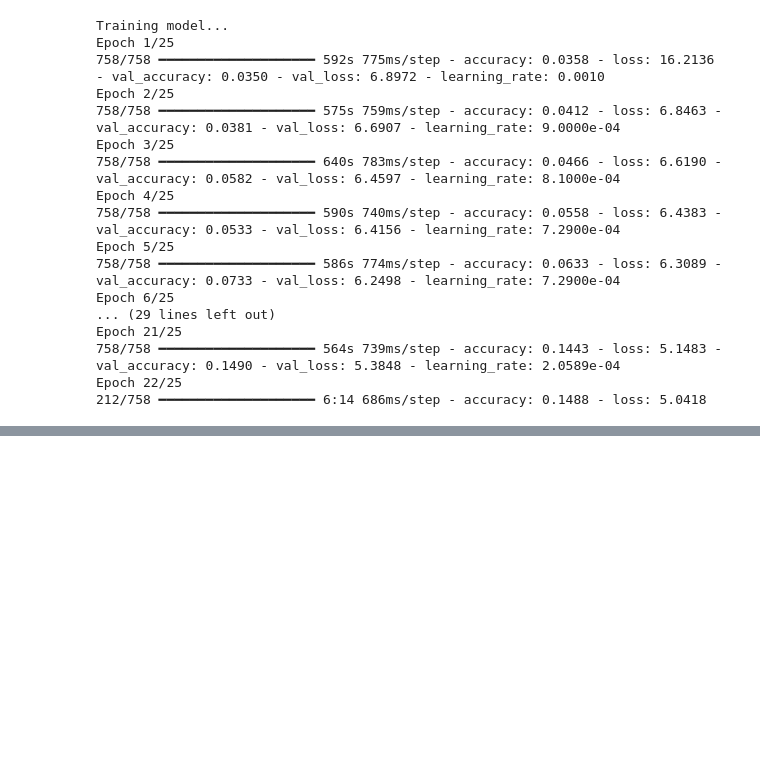
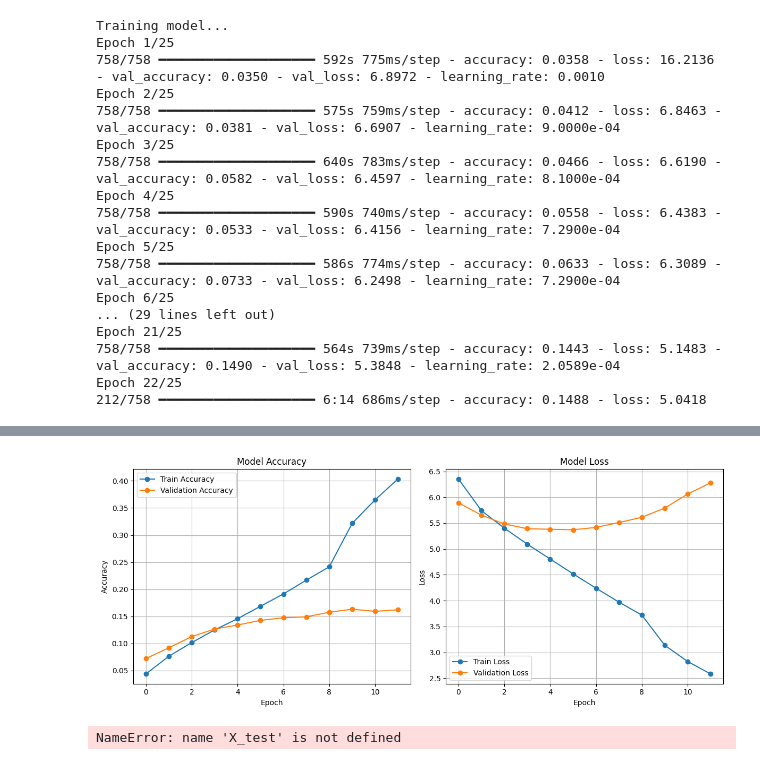
Before and after one commit to shitijseth/ChessBotTraining, a Jupyter notebook: chess_NN.ipynb, the cells around one changed output, grey strips where cells are left out. Drawn from its saved outputs; the diff is of its cells as text; code cells hidden in the pictures; blank space fills up the shorter version.

Commit message:
Added performance visualizations

```diff
--- a/chess_NN.ipynb
+++ b/chess_NN.ipynb
@@ -427,0 +433,45 @@ Final validation accuracy: 18.53%
+# %%
+import matplotlib.pyplot as plt
+
+# Plot training & validation accuracy values
+plt.figure(figsize=(12, 5))
+
+plt.subplot(1, 2, 1)
+plt.plot(history.history['accuracy'], marker='o', label='Train Accuracy')
+plt.plot(history.history['val_accuracy'], marker='o', label='Validation Accuracy')
+plt.title('Model Accuracy')
+plt.xlabel('Epoch')
+plt.ylabel('Accuracy')
+plt.legend()
+plt.grid(True)
+
+# Plot training & validation loss values
+plt.subplot(1, 2, 2)
+plt.plot(history.history['loss'], marker='o', label='Train Loss')
+plt.plot(history.history['val_loss'], marker='o', label='Validation Loss')
+plt.title('Model Loss')
+plt.xlabel('Epoch')
+plt.ylabel('Loss')
+plt.legend()
+plt.grid(True)
+
+plt.tight_layout()
+plt.show()
+# %% [output]
+[figure, added]
+# %%
+import numpy as np
+from sklearn.metrics import confusion_matrix, ConfusionMatrixDisplay
+
+# Assume X_test and y_test (one-hot) are available
+y_pred_probs = model.predict(X_test)
+y_pred = np.argmax(y_pred_probs, axis=1)
+y_true = np.argmax(y_test, axis=1)
+
+cm = confusion_matrix(y_true, y_pred)
+disp = ConfusionMatrixDisplay(confusion_matrix=cm)
+disp.plot(cmap=plt.cm.Blues)
+plt.title('Confusion Matrix on Test Data')
+plt.show()
+# %% [output]
+NameError: name 'X_test' is not defined
```
Also changed, not shown: parts of 3 cells of this notebook.
